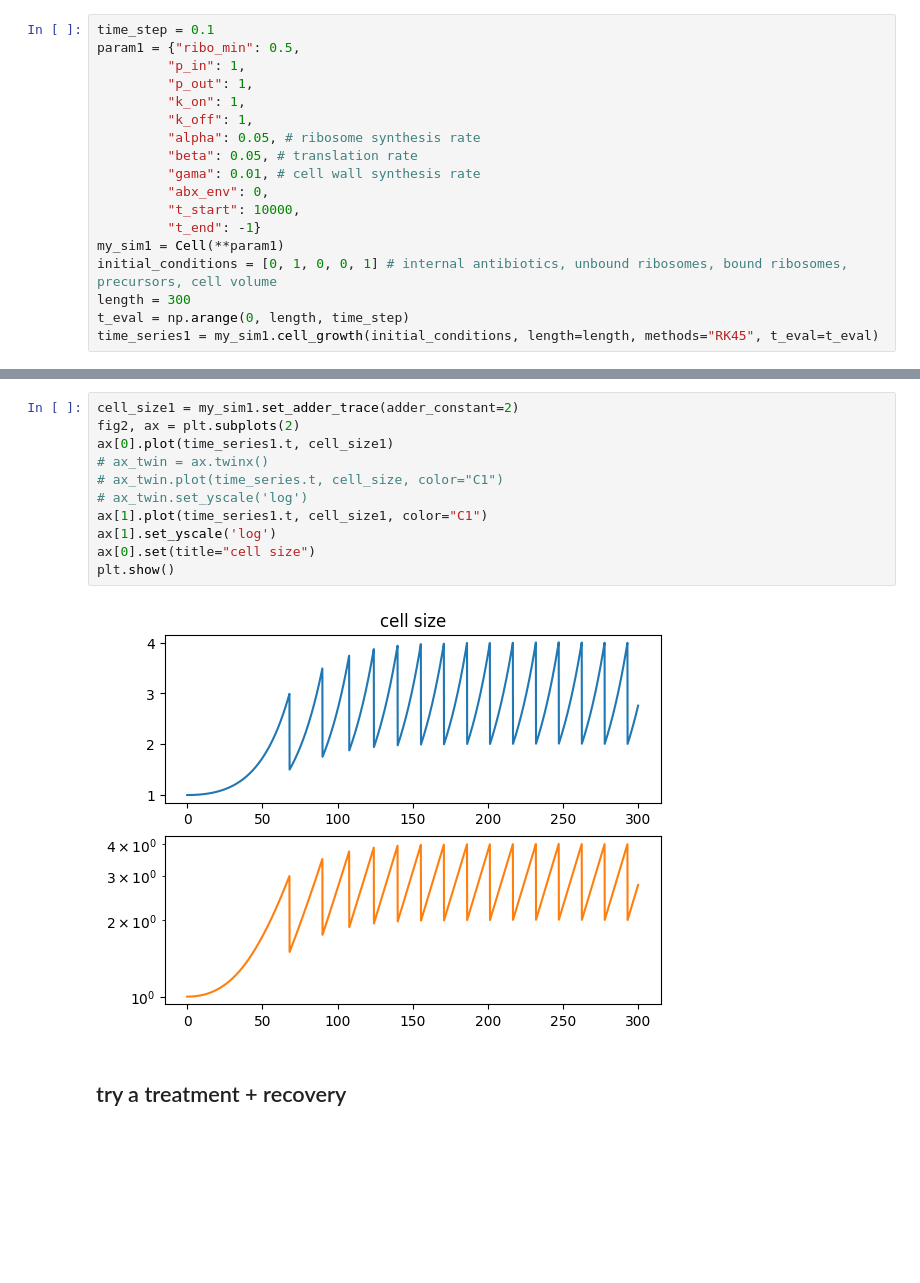
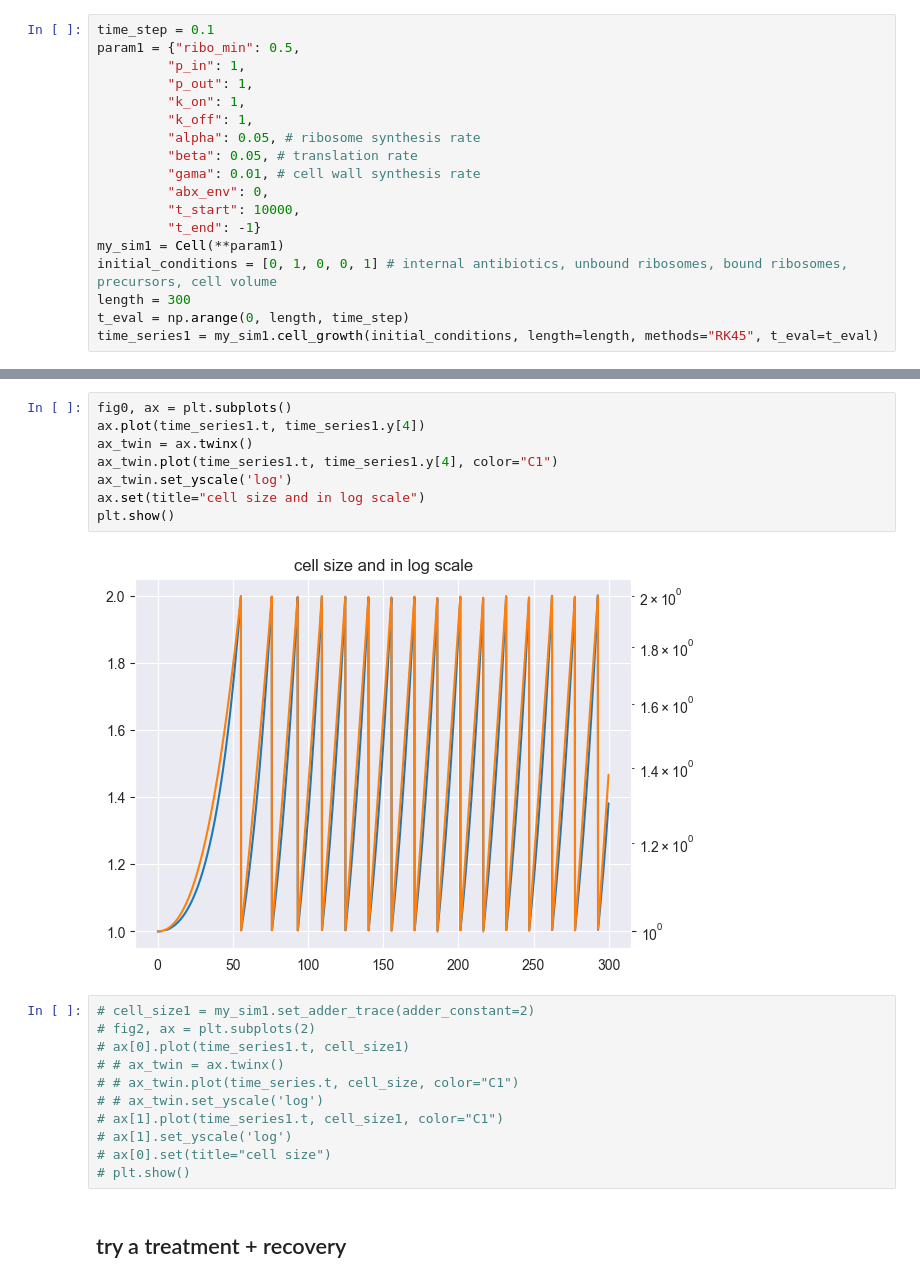
Before and after one commit to erezli/RiboTargettingAbx, a Jupyter notebook: test_parameters.ipynb, the cells around one changed output, grey strips where cells are left out. Drawn from its saved outputs; the diff is of its cells as text; blank space fills up the shorter version.

```diff
--- a/test_parameters.ipynb
+++ b/test_parameters.ipynb
@@ -37,16 +46,24 @@ plt.show()
+# %%
+fig0, ax = plt.subplots()
+ax.plot(time_series1.t, time_series1.y[4])
+ax_twin = ax.twinx()
+ax_twin.plot(time_series1.t, time_series1.y[4], color="C1")
+ax_twin.set_yscale('log')
+ax.set(title="cell size and in log scale")
+plt.show()
+# %% [output]
+[figure, added]
 # %%
-cell_size1 = my_sim1.set_adder_trace(adder_constant=2)
-fig2, ax = plt.subplots(2)
-ax[0].plot(time_series1.t, cell_size1)
-# ax_twin = ax.twinx()
-# ax_twin.plot(time_series.t, cell_size, color="C1")
-# ax_twin.set_yscale('log')
-ax[1].plot(time_series1.t, cell_size1, color="C1")
-ax[1].set_yscale('log')
-ax[0].set(title="cell size")
-plt.show()
+# cell_size1 = my_sim1.set_adder_trace(adder_constant=2)
+# fig2, ax = plt.subplots(2)
+# ax[0].plot(time_series1.t, cell_size1)
+# # ax_twin = ax.twinx()
+# # ax_twin.plot(time_series.t, cell_size, color="C1")
+# # ax_twin.set_yscale('log')
+# ax[1].plot(time_series1.t, cell_size1, color="C1")
+# ax[1].set_yscale('log')
+# ax[0].set(title="cell size")
+# plt.show()
-# %% [output]
-[figure, removed]
 # %% [markdown]
 ## try a treatment + recovery
 # %%
```
Also changed, not shown: parts of 6 cells of this notebook, 1 other file.
